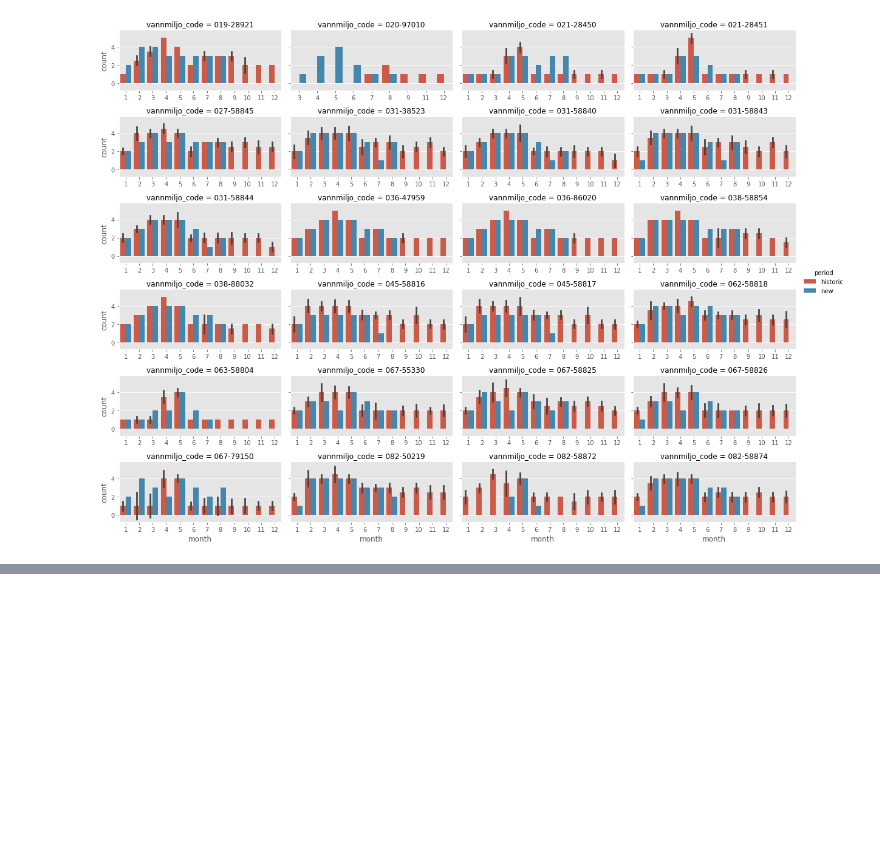
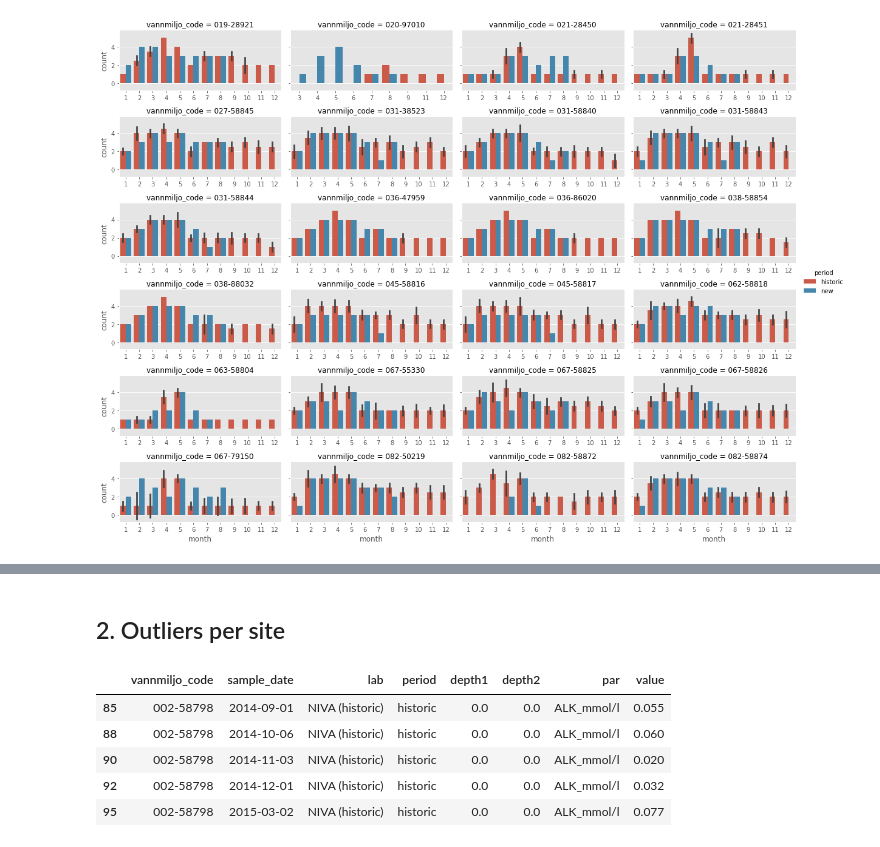
Before and after one commit to NIVANorge/tiltaksovervakingen, a Jupyter notebook: notebooks/04_timeseries.ipynb, the cells around one changed output, grey strips where cells are left out. Saved outputs shown, nothing was run; the diff lists cells and outputs as text; code cells hidden in the pictures; blank space fills up the shorter version.

```diff
--- a/notebooks/04_timeseries.ipynb
+++ b/notebooks/04_timeseries.ipynb
@@ -143,0 +215,18 @@ plt.savefig(png_path, dpi=300, bbox_inches="tight")
+# %% [markdown]
+## 2. Outliers per site
+# %%
+# Read from SQLite
+stn_df, df = utils.read_data_from_sqlite()
+df = df.melt(
+    id_vars=["vannmiljo_code", "sample_date", "lab", "period", "depth1", "depth2"],
+    var_name="par",
+)
+df.dropna(subset=["value"], inplace=True)
+df.head()
+# %% [output]
+|  | vannmiljo_code | sample_date | lab | period | depth1 | depth2 | par | value |
+| 85 | 002-58798 | 2014-09-01 | NIVA (historic) | historic | 0.0 | 0.0 | ALK_mmol/l | 0.055 |
+| 88 | 002-58798 | 2014-10-06 | NIVA (historic) | historic | 0.0 | 0.0 | ALK_mmol/l | 0.060 |
+| 90 | 002-58798 | 2014-11-03 | NIVA (historic) | historic | 0.0 | 0.0 | ALK_mmol/l | 0.020 |
+| 92 | 002-58798 | 2014-12-01 | NIVA (historic) | historic | 0.0 | 0.0 | ALK_mmol/l | 0.032 |
+| 95 | 002-58798 | 2015-03-02 | NIVA (historic) | historic | 0.0 | 0.0 | ALK_mmol/l | 0.077 |
```
Also changed, not shown: parts of 14 cells of this notebook, 5 other files.
